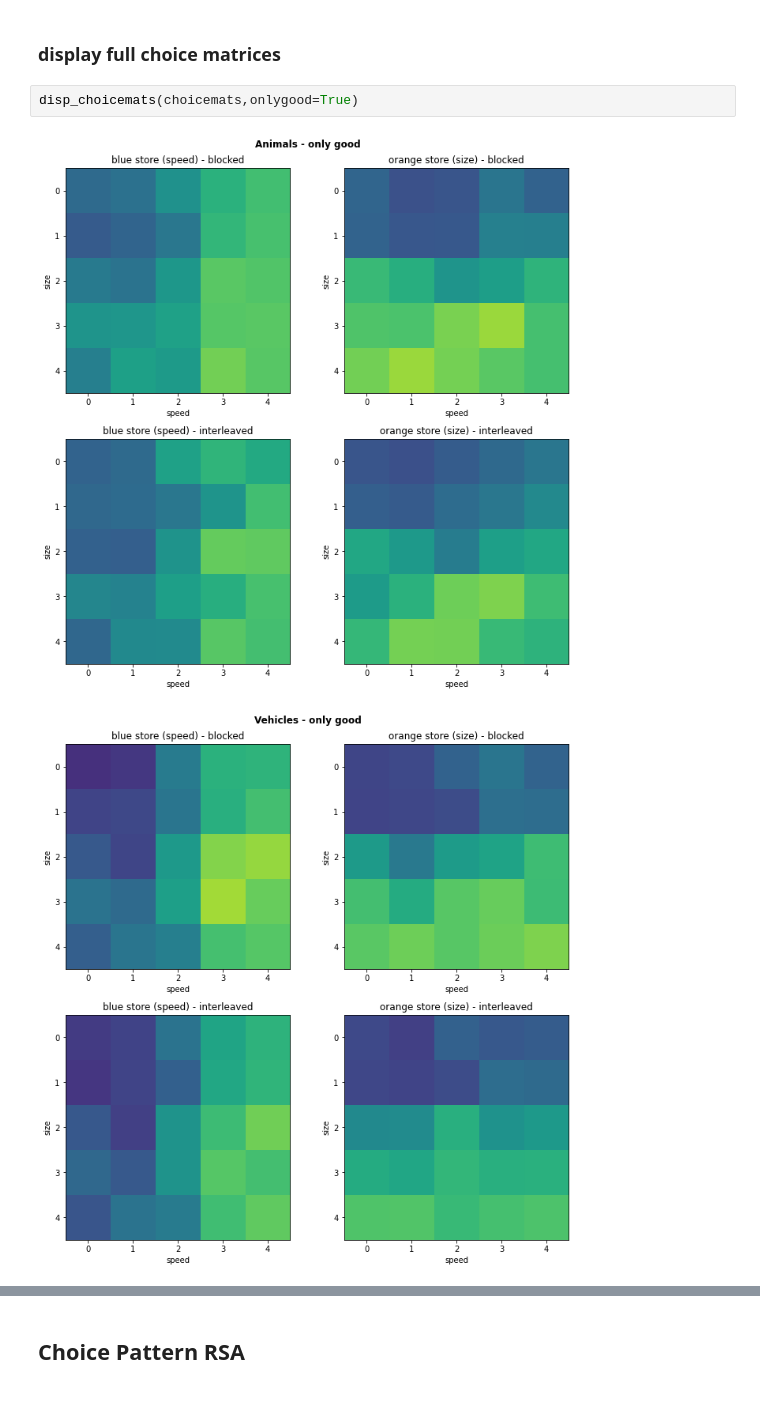
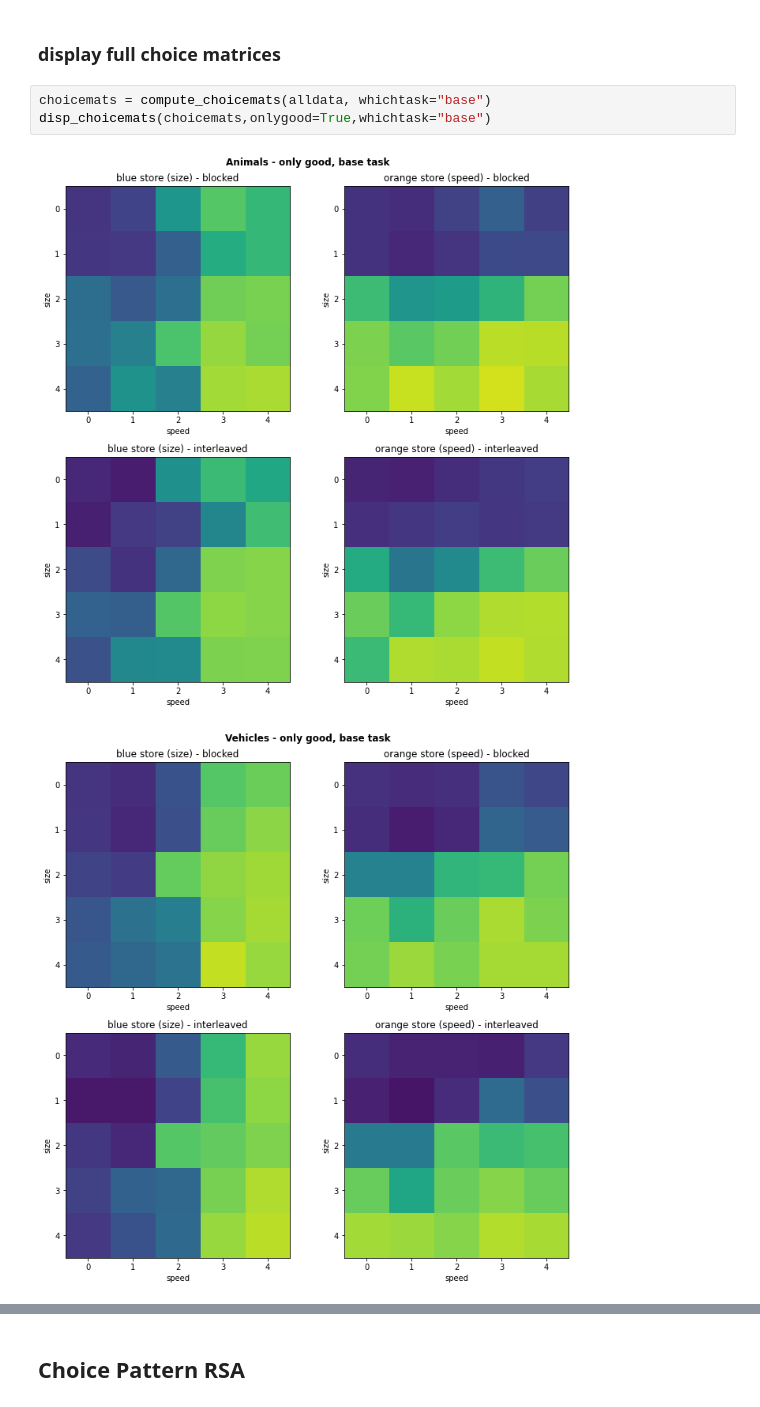
Before and after one commit to summerfieldlab/animals_vehicles, a Jupyter notebook: notebooks/av_transfer_analysis.ipynb, the cells around one changed output, grey strips where cells are left out. Drawn from its saved outputs; the diff is of its cells as text.

```diff
--- a/notebooks/av_transfer_analysis.ipynb
+++ b/notebooks/av_transfer_analysis.ipynb
@@ -108,8 +108,9 @@ disp_sigmoid_fits(choicemats,betas, onlygood=True)
 disp_param_estimates(betas,onlygood=True)
 # %% [markdown]
 ### display full choice matrices
-# %%
-disp_choicemats(choicemats,onlygood=True)
-# %% [output]
-[figure, removed]
-[figure, removed]
+# %%
+choicemats = compute_choicemats(alldata, whichtask="base")
+disp_choicemats(choicemats,onlygood=True,whichtask="base")
+# %% [output]
+[figure, added]
+[figure, added]
```
Also changed, not shown: parts of 8 cells of this notebook, 3 other files.
